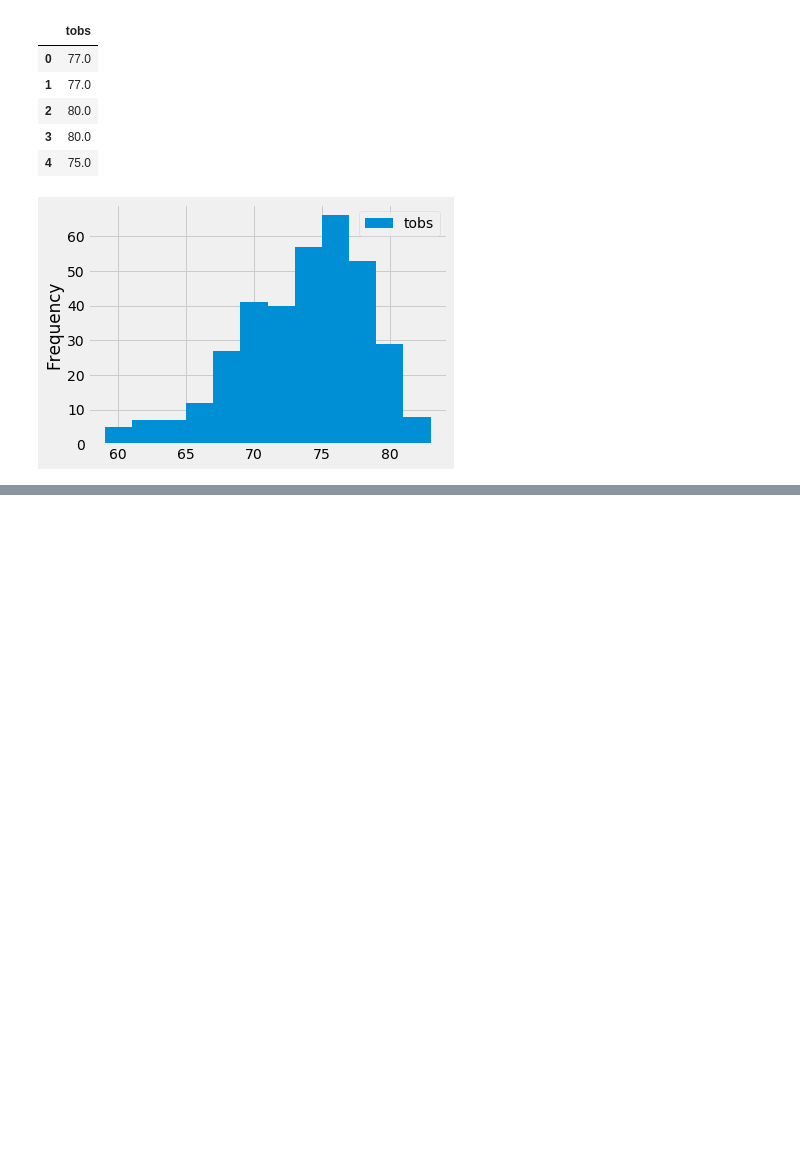
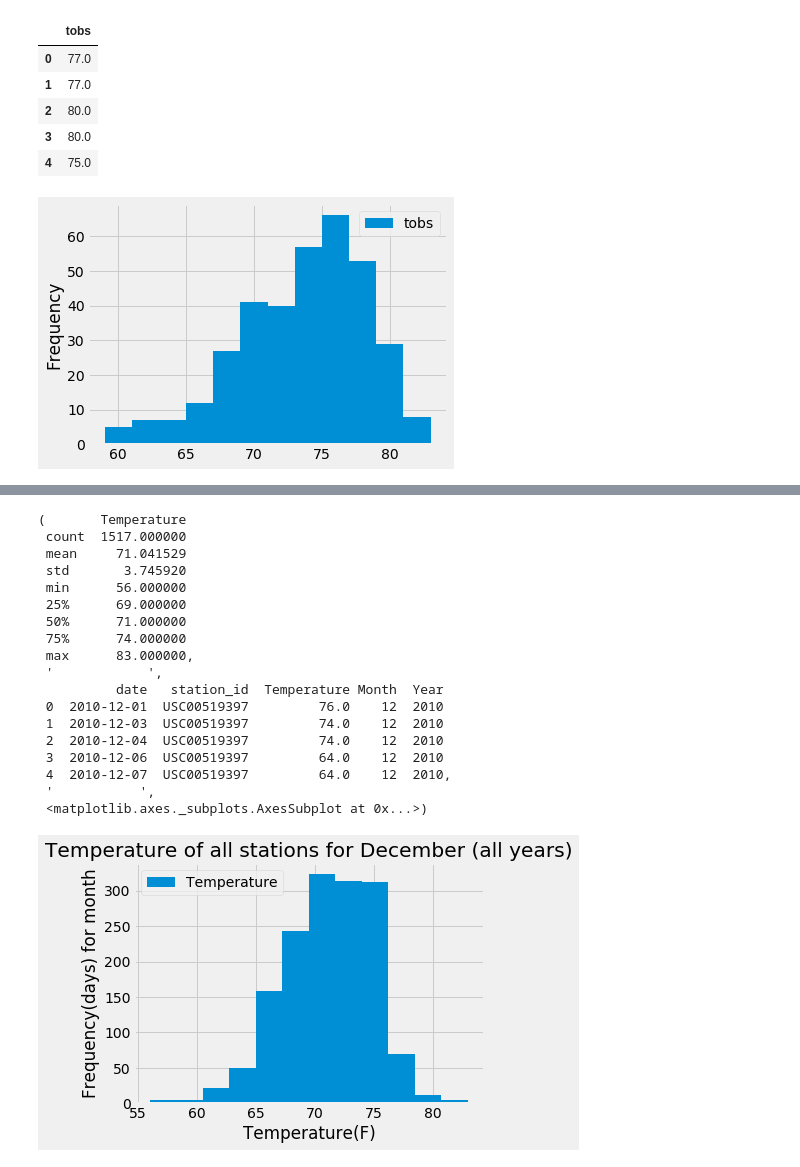
Before and after one commit to OpusRex/surfs_up, a Jupyter notebook: climate_analysis.ipynb, the cells around one changed output, grey strips where cells are left out. Cells and saved outputs as stored; diff of their text form; code cells hidden in the pictures; blank space fills up the shorter version.

```diff
--- a/climate_analysis.ipynb
+++ b/climate_analysis.ipynb
@@ -220,0 +403,22 @@ plt.tight_layout()
+# %%
+temps_measured('12')
+# %% [output]
+(       Temperature
+ count  1517.000000
+ mean     71.041529
+ std       3.745920
+ min      56.000000
+ 25%      69.000000
+ 50%      71.000000
+ 75%      74.000000
+ max      83.000000,
+ '            ',
+          date   station_id  Temperature Month  Year
+ 0  2010-12-01  USC00519397         76.0    12  2010
+ 1  2010-12-03  USC00519397         74.0    12  2010
+ 2  2010-12-04  USC00519397         74.0    12  2010
+ 3  2010-12-06  USC00519397         64.0    12  2010
+ 4  2010-12-07  USC00519397         64.0    12  2010,
+ '           ',
+ <matplotlib.axes._subplots.AxesSubplot at 0x...>)
+[figure, added]
```
Also changed, not shown: parts of 11 cells of this notebook.
